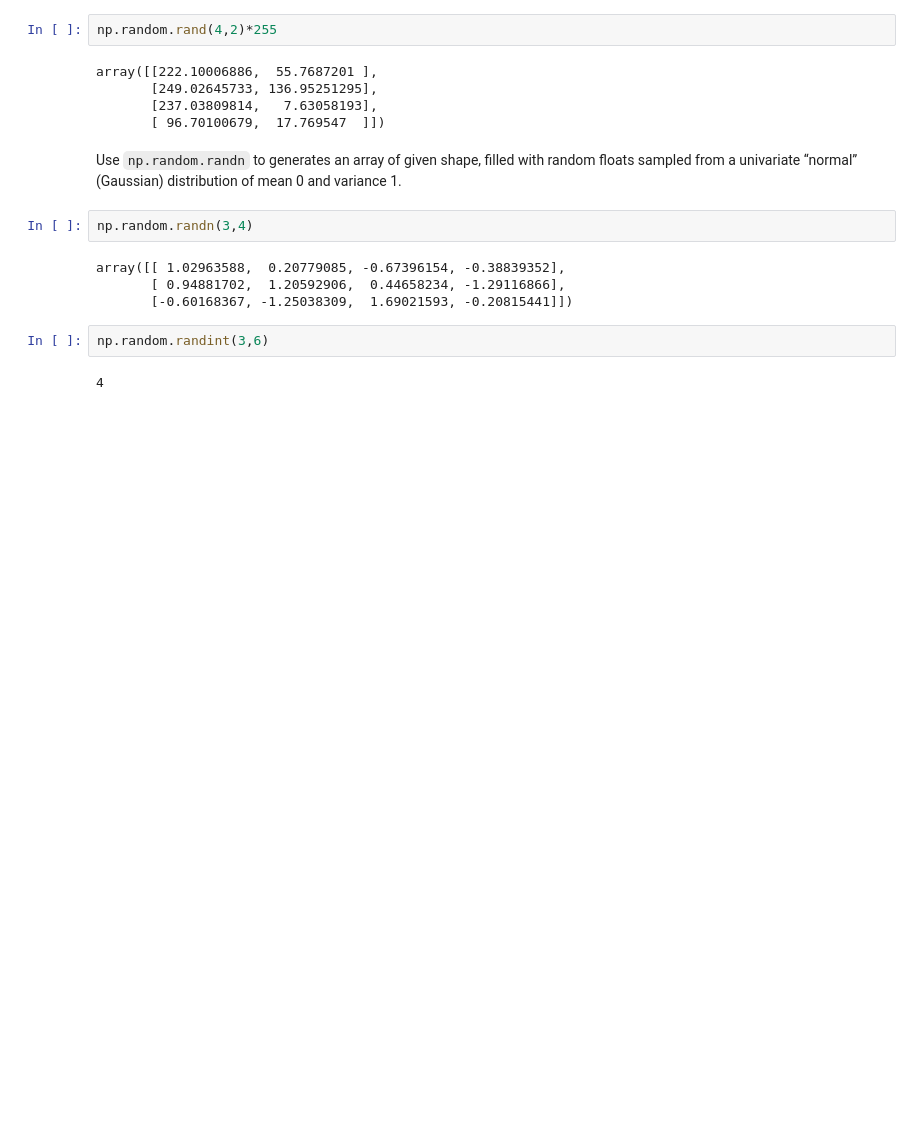
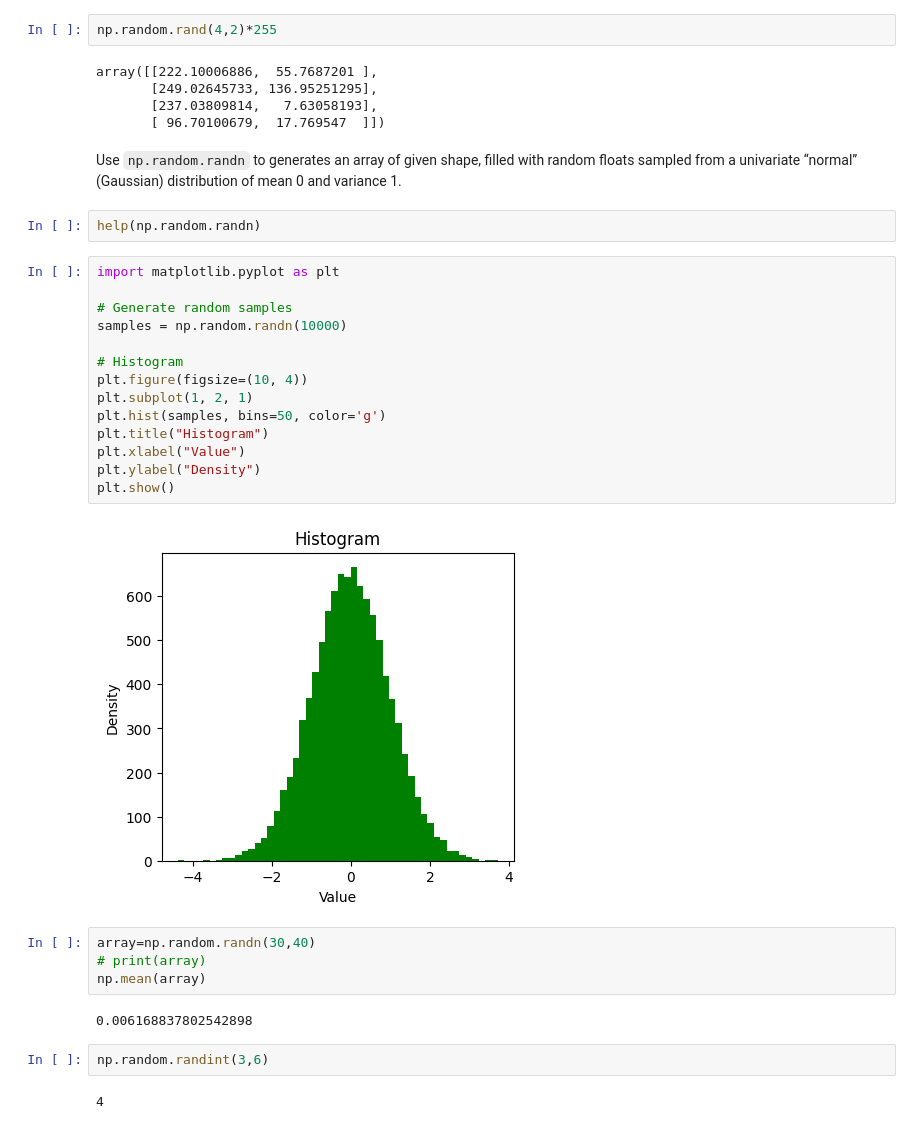
Before and after one commit to vkjadon/python, a Jupyter notebook: NumPyForDeepLearning.ipynb, the cells around one changed output. Saved outputs shown, nothing was run; the diff lists cells and outputs as text; blank space fills up the shorter version.

```diff
--- a/NumPyForDeepLearning.ipynb
+++ b/NumPyForDeepLearning.ipynb
@@ -429,12 +409,30 @@ array([[222.10006886,  55.7687201 ],
        [ 96.70100679,  17.769547  ]])
 # %% [markdown]
 Use `np.random.randn` to generates an array of given shape, filled with random floats sampled from a univariate “normal” (Gaussian) distribution of mean 0 and variance 1.
-# %%
-np.random.randn(3,4)
-# %% [output]
-array([[ 1.02963588,  0.20779085, -0.67396154, -0.38839352],
-       [ 0.94881702,  1.20592906,  0.44658234, -1.29116866],
-       [-0.60168367, -1.25038309,  1.69021593, -0.20815441]])
+# %%
+help(np.random.randn)
+# %%
+import matplotlib.pyplot as plt
+
+# Generate random samples
+samples = np.random.randn(10000)
+
+# Histogram
+plt.figure(figsize=(10, 4))
+plt.subplot(1, 2, 1)
+plt.hist(samples, bins=50, color='g')
+plt.title("Histogram")
+plt.xlabel("Value")
+plt.ylabel("Density")
+plt.show()
+# %% [output]
+[figure, added]
+# %%
+array=np.random.randn(30,40)
+# print(array)
+np.mean(array)
+# %% [output]
+0.006168837802542898
 # %%
 np.random.randint(3,6)
 # %% [output]
```
Also changed, not shown: parts of 13 cells of this notebook.
